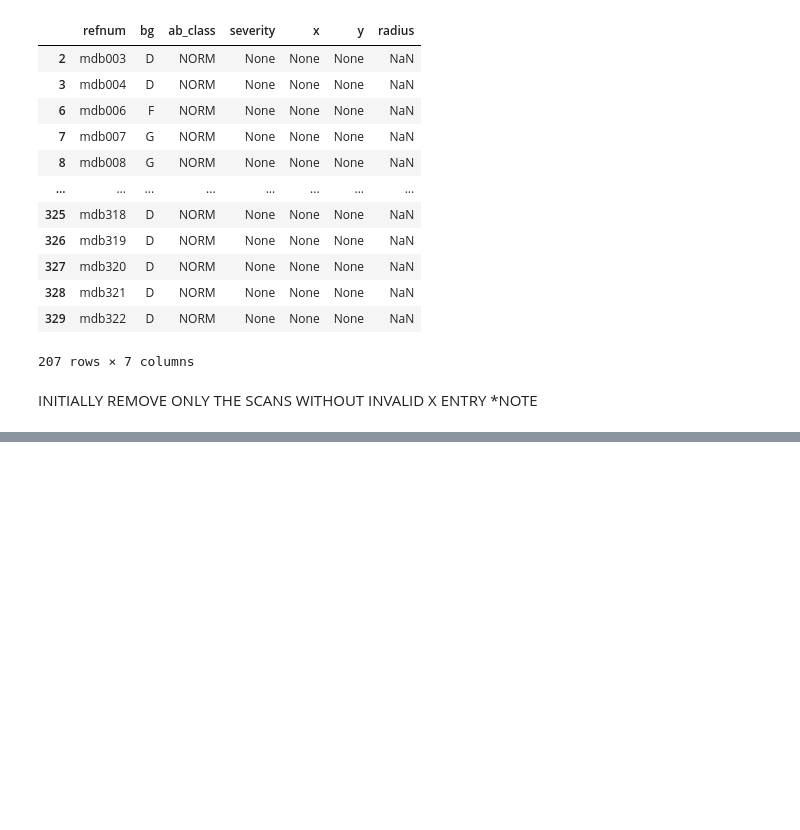
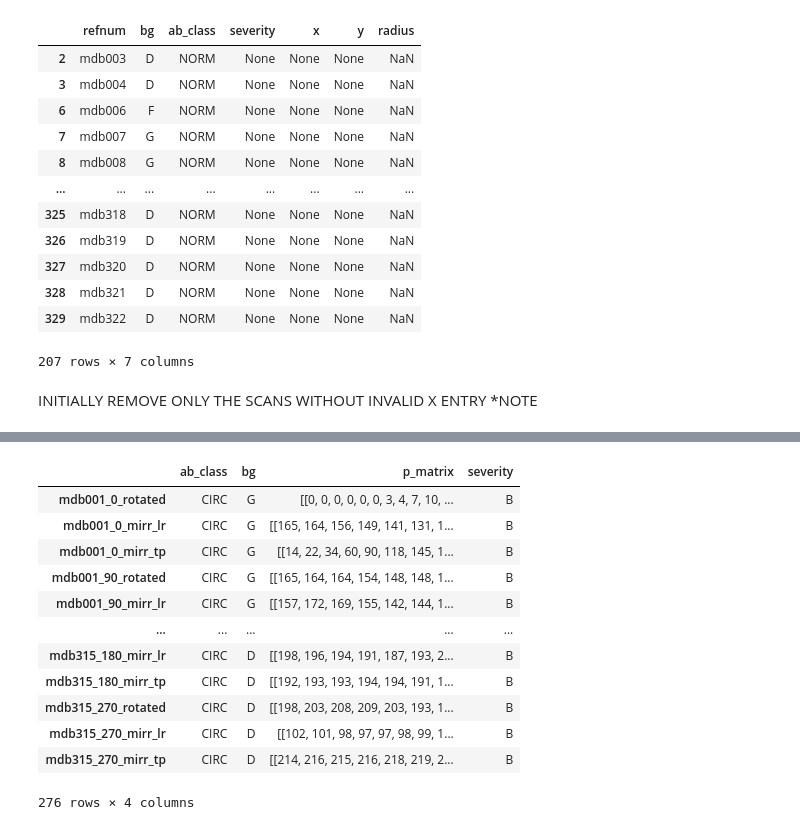
Before and after one commit to cpoles/data_science, a Jupyter notebook: projects/machine_learning/deep_learning/mias_mammography/notebooks/sandbox.ipynb, the cells around one changed output, grey strips where cells are left out. Cells and saved outputs as stored; diff of their text form; code cells hidden in the pictures; blank space fills up the shorter version.

```diff
--- a/projects/machine_learning/deep_learning/mias_mammography/notebooks/sandbox.ipynb
+++ b/projects/machine_learning/deep_learning/mias_mammography/notebooks/sandbox.ipynb
@@ -326,2 +272,2 @@ for angle, imgs in transformed.items():
 # %%
-scans_filenames_dic = create_scan_filenames_dic('../all-mias/')
+scans_filenames_dic = hp.create_scan_filenames_dic('../all-mias/')
@@ -400,4 +274,4 @@ def get_transformed_scans(transf_dic: dict):
 # %%
-test_sub = save_subsamples(scans_filenames_dic, clean_df)
+test_sub = hp.save_subsamples(scans_filenames_dic, clean_df)
 # %%
 test_sub
@@ -431,0 +292,16 @@ test_df.append(newt)
+# %%
+test_sub[test_sub.ab_class == 'CIRC']
+# %% [output]
+|  | ab_class | bg | p_matrix | severity |
+| mdb001_0_rotated | CIRC | G | [[0, 0, 0, 0, 0, 0, 3, 4, 7, 10, ... | B |
+| mdb001_0_mirr_lr | CIRC | G | [[165, 164, 156, 149, 141, 131, 1... | B |
+| mdb001_0_mirr_tp | CIRC | G | [[14, 22, 34, 60, 90, 118, 145, 1... | B |
+| mdb001_90_rotated | CIRC | G | [[165, 164, 164, 154, 148, 148, 1... | B |
+| mdb001_90_mirr_lr | CIRC | G | [[157, 172, 169, 155, 142, 144, 1... | B |
+| ... | ... | ... | ... | ... |
+| mdb315_180_mirr_lr | CIRC | D | [[198, 196, 194, 191, 187, 193, 2... | B |
+| mdb315_180_mirr_tp | CIRC | D | [[192, 193, 193, 194, 194, 191, 1... | B |
+| mdb315_270_rotated | CIRC | D | [[198, 203, 208, 209, 203, 193, 1... | B |
+| mdb315_270_mirr_lr | CIRC | D | [[102, 101, 98, 97, 97, 98, 99, 1... | B |
+| mdb315_270_mirr_tp | CIRC | D | [[214, 216, 215, 216, 218, 219, 2... | B |
+276 rows × 4 columns
```
Also changed, not shown: parts of 24 cells of this notebook, 3 other files.
